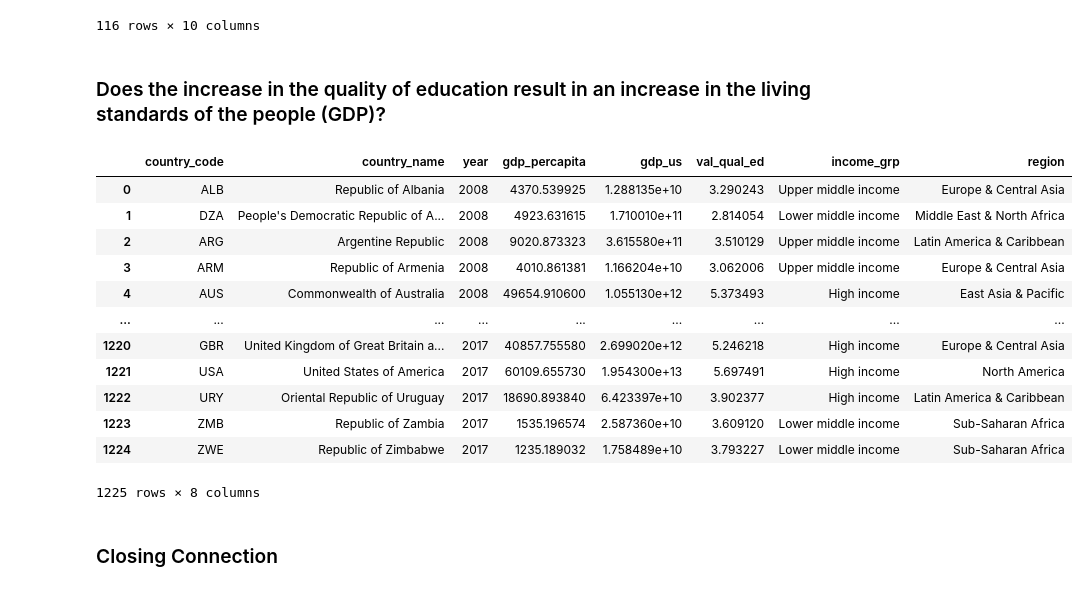
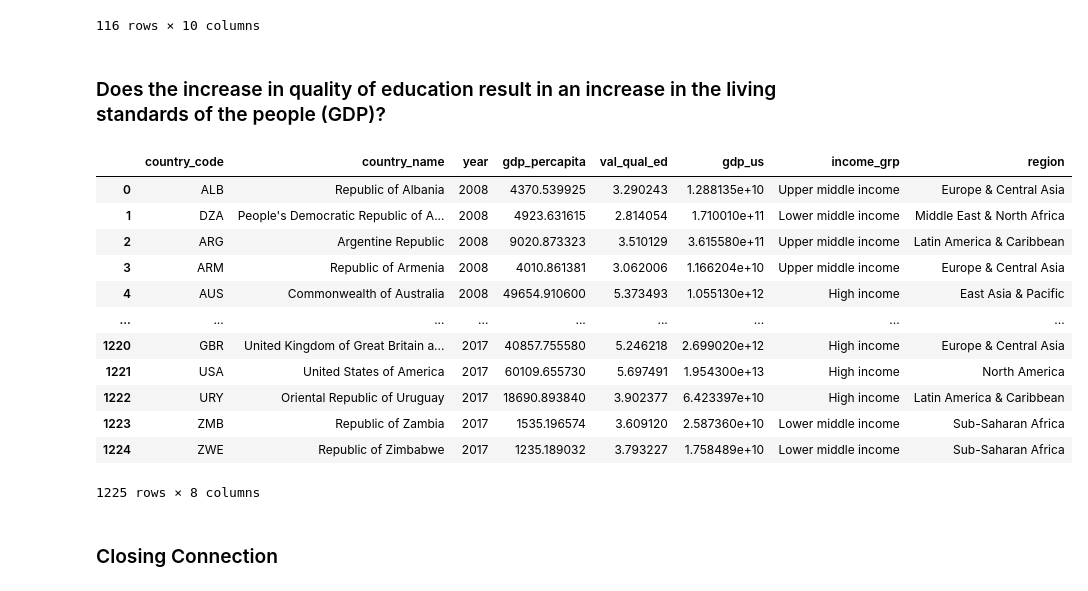
Before and after one commit to IShaalan/BAIT580A---Project-Repo, a Jupyter notebook: analysis.ipynb, the cells around one changed output. Cells and saved outputs as stored; diff of their text form; code cells hidden in the pictures.

```diff
--- a/analysis.ipynb
+++ b/analysis.ipynb
@@ -475,33 +444,33 @@ fig.update_layout(
 fig.for_each_xaxis(lambda x: x.update(title="PISA Combined Score"))
 fig.show()
 # %% [markdown]
-### Does the increase in the quality of education result in an increase in the living standards of the people (GDP)?
+### Does the increase in quality of education result in an increase in the living standards of the people (GDP)?
 # %%
-df_qual_gpc = '''SELECT ct.country_code, ct.country_name, hc.year, gdp_percapita,gdp_us, val_qual_ed, ct.income_grp, ct.region
+df_qual_gpc = '''SELECT ct.country_code, ct.country_name, hc.year, gdp_percapita, val_qual_ed,gdp_us, ct.income_grp, ct.region
 FROM edx.education_indicators as ei
 	INNER JOIN edx.human_capital as hc ON ei.year = hc.year and ei.country_code = hc.country_code
 	INNER JOIN edx.country as ct on ct.country_code  = hc.country_code
 WHERE hdi is not NULL and val_qual_ed is not NULL and hc.year BETWEEN 2008 and 2017'''
 
 cur.execute(query=df_qual_gpc)
 df_qual_gpc = pd.DataFrame(cur.fetchall())
 
-df_qual_gpc.columns = ['country_code','country_name','year','gdp_percapita', 'gdp_us','val_qual_ed','income_grp','region']
+df_qual_gpc.columns = ['country_code','country_name','year','gdp_percapita', 'val_qual_ed','gdp_us','income_grp','region']
 
 df_qual_gpc
 # %% [output]
-|  | country_code | country_name | year | gdp_percapita | gdp_us | val_qual_ed | income_grp | region |
-| 0 | ALB | Republic of Albania | 2008 | 4370.539925 | 1.288135e+10 | 3.290243 | Upper middle income | Europe & Central Asia |
-| 1 | DZA | People's Democratic Republic of A... | 2008 | 4923.631615 | 1.710010e+11 | 2.814054 | Lower middle income | Middle East & North Africa |
-| 2 | ARG | Argentine Republic | 2008 | 9020.873323 | 3.615580e+11 | 3.510129 | Upper middle income | Latin America & Caribbean |
-| 3 | ARM | Republic of Armenia | 2008 | 4010.861381 | 1.166204e+10 | 3.062006 | Upper middle income | Europe & Central Asia |
-| 4 | AUS | Commonwealth of Australia | 2008 | 49654.910600 | 1.055130e+12 | 5.373493 | High income | East Asia & Pacific |
+|  | country_code | country_name | year | gdp_percapita | val_qual_ed | gdp_us | income_grp | region |
+| 0 | ALB | Republic of Albania | 2008 | 4370.539925 | 3.290243 | 1.288135e+10 | Upper middle income | Europe & Central Asia |
+| 1 | DZA | People's Democratic Republic of A... | 2008 | 4923.631615 | 2.814054 | 1.710010e+11 | Lower middle income | Middle East & North Africa |
+| 2 | ARG | Argentine Republic | 2008 | 9020.873323 | 3.510129 | 3.615580e+11 | Upper middle income | Latin America & Caribbean |
+| 3 | ARM | Republic of Armenia | 2008 | 4010.861381 | 3.062006 | 1.166204e+10 | Upper middle income | Europe & Central Asia |
+| 4 | AUS | Commonwealth of Australia | 2008 | 49654.910600 | 5.373493 | 1.055130e+12 | High income | East Asia & Pacific |
 | ... | ... | ... | ... | ... | ... | ... | ... | ... |
-| 1220 | GBR | United Kingdom of Great Britain a... | 2017 | 40857.755580 | 2.699020e+12 | 5.246218 | High income | Europe & Central Asia |
-| 1221 | USA | United States of America | 2017 | 60109.655730 | 1.954300e+13 | 5.697491 | High income | North America |
-| 1222 | URY | Oriental Republic of Uruguay | 2017 | 18690.893840 | 6.423397e+10 | 3.902377 | High income | Latin America & Caribbean |
-| 1223 | ZMB | Republic of Zambia | 2017 | 1535.196574 | 2.587360e+10 | 3.609120 | Lower middle income | Sub-Saharan Africa |
-| 1224 | ZWE | Republic of Zimbabwe | 2017 | 1235.189032 | 1.758489e+10 | 3.793227 | Lower middle income | Sub-Saharan Africa |
+| 1220 | GBR | United Kingdom of Great Britain a... | 2017 | 40857.755580 | 5.246218 | 2.699020e+12 | High income | Europe & Central Asia |
+| 1221 | USA | United States of America | 2017 | 60109.655730 | 5.697491 | 1.954300e+13 | High income | North America |
+| 1222 | URY | Oriental Republic of Uruguay | 2017 | 18690.893840 | 3.902377 | 6.423397e+10 | High income | Latin America & Caribbean |
+| 1223 | ZMB | Republic of Zambia | 2017 | 1535.196574 | 3.609120 | 2.587360e+10 | Lower middle income | Sub-Saharan Africa |
+| 1224 | ZWE | Republic of Zimbabwe | 2017 | 1235.189032 | 3.793227 | 1.758489e+10 | Lower middle income | Sub-Saharan Africa |
 1225 rows × 8 columns
 # %%
 df_qual_gpc_2017 = df_qual_gpc[df_qual_gpc['year']==2017]
```
Also changed, not shown: parts of 15 cells of this notebook.
